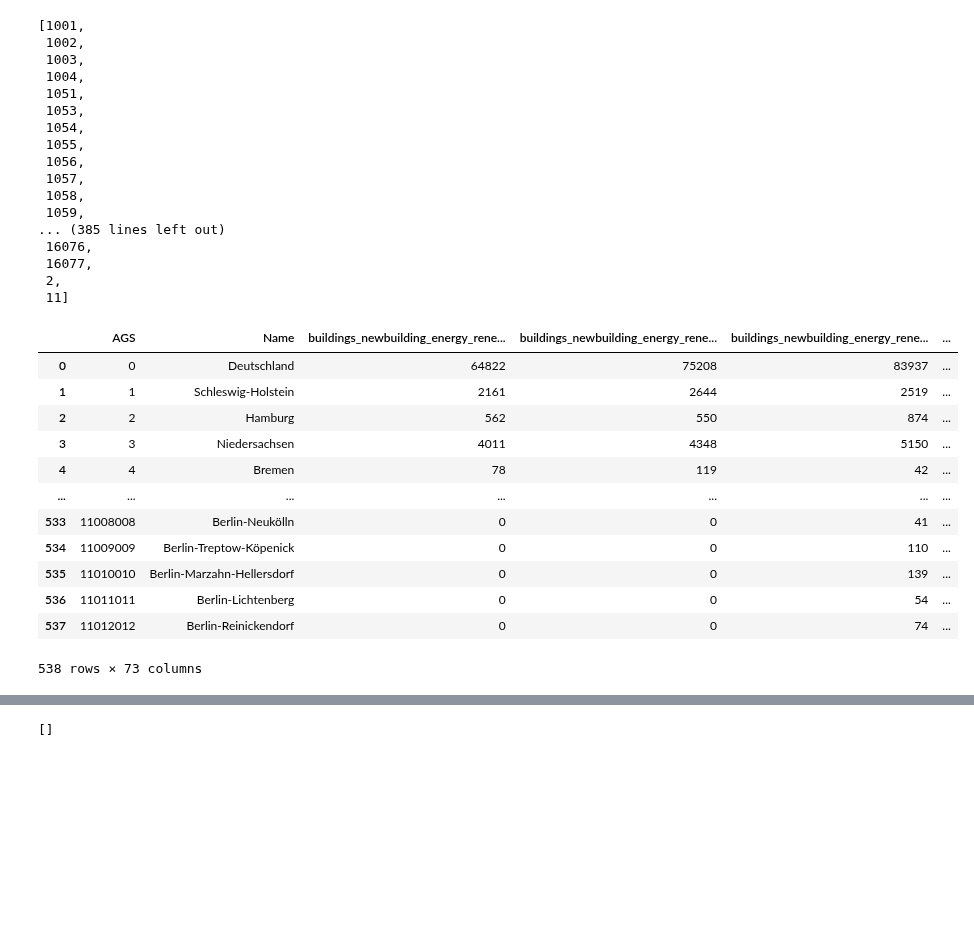
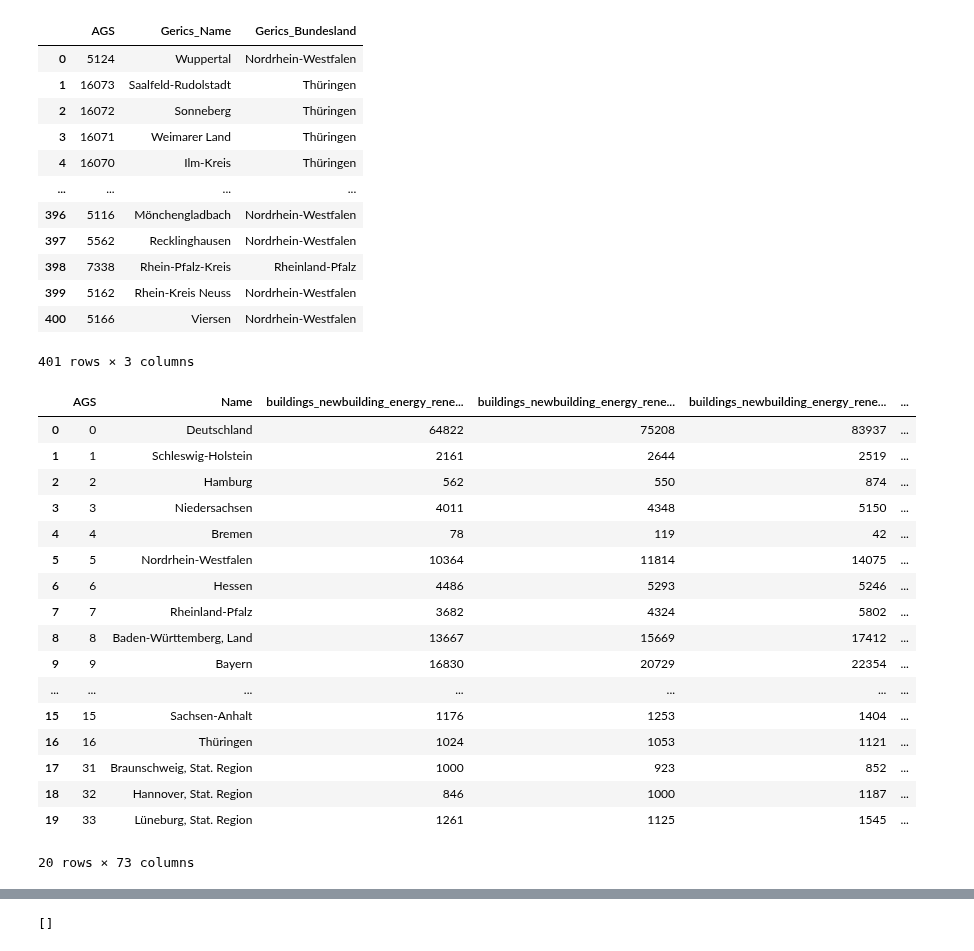
Before and after one commit to uclab-potsdam/klimataz, a Jupyter notebook: data/buildings/final_ranking_landkreis_new_building_renewables.ipynb, the cells around one changed output, grey strips where cells are left out. Drawn from its saved outputs; the diff is of its cells as text; code cells hidden in the pictures; blank space fills up the shorter version.

```diff
--- a/data/buildings/final_ranking_landkreis_new_building_renewables.ipynb
+++ b/data/buildings/final_ranking_landkreis_new_building_renewables.ipynb
@@ -12,51 +12,57 @@ bins=[1,134,268,401]
 names=['oberen Drittel','mittleren Drittel','unteren Drittel']
 # %%
 #load list of current landkreise
-kreise_akt = pd.read_csv("../general_data/kreise_geocoordinates.csv")
+kreise_akt = pd.read_csv("../general_data/gerics_landkreis_names_for_ranking.csv")
+kreise_akt = kreise_akt[['AGS','Gerics_Name','Gerics_Bundesland']].copy()
+kreise_akt.replace(to_replace=2000,value=2,inplace=True)
+kreise_akt.replace(to_replace=11000,value=11,inplace=True)
+
 kreise_liste = kreise_akt['AGS'].to_list()
 
 #correct values for Hamburg and Berlin
-kreise_liste.extend([2,11])
-kreise_liste.remove(2000)
-kreise_liste.remove(11000)
+#kreise_liste.extend([2,11])
+#kreise_liste.remove(2000)
+#kreise_liste.remove(11000)
 
-kreise_liste
+#kreise_liste
+kreise_akt
 # %% [output]
+|  | AGS | Gerics_Name | Gerics_Bundesland |
+| 0 | 5124 | Wuppertal | Nordrhein-Westfalen |
+| 1 | 16073 | Saalfeld-Rudolstadt | Thüringen |
+| 2 | 16072 | Sonneberg | Thüringen |
+| 3 | 16071 | Weimarer Land | Thüringen |
+| 4 | 16070 | Ilm-Kreis | Thüringen |
+| ... | ... | ... | ... |
+| 396 | 5116 | Mönchengladbach | Nordrhein-Westfalen |
+| 397 | 5562 | Recklinghausen | Nordrhein-Westfalen |
+| 398 | 7338 | Rhein-Pfalz-Kreis | Rheinland-Pfalz |
+| 399 | 5162 | Rhein-Kreis Neuss | Nordrhein-Westfalen |
+| 400 | 5166 | Viersen | Nordrhein-Westfalen |
-[1001,
- 1002,
- 1003,
- 1004,
- 1051,
- 1053,
- 1054,
- 1055,
- 1056,
- 1057,
- 1058,
- 1059,
-... (385 lines left out)
- 16076,
- 16077,
- 2,
- 11]
+401 rows × 3 columns
 # %%
 #load dataset from local file
 nbr_kreise = pd.read_csv("data/final_data_landkreis_newbuildings_renewables.csv")
-nbr_kreise
+nbr_kreise.head(20)
 # %% [output]
 |  | AGS | Name | buildings_newbuilding_energy_rene... | buildings_newbuilding_energy_rene... | buildings_newbuilding_energy_rene... | ... |
 | 0 | 0 | Deutschland | 64822 | 75208 | 83937 | ... |
 | 1 | 1 | Schleswig-Holstein | 2161 | 2644 | 2519 | ... |
 | 2 | 2 | Hamburg | 562 | 550 | 874 | ... |
 | 3 | 3 | Niedersachsen | 4011 | 4348 | 5150 | ... |
 | 4 | 4 | Bremen | 78 | 119 | 42 | ... |
+| 5 | 5 | Nordrhein-Westfalen | 10364 | 11814 | 14075 | ... |
+| 6 | 6 | Hessen | 4486 | 5293 | 5246 | ... |
+| 7 | 7 | Rheinland-Pfalz | 3682 | 4324 | 5802 | ... |
+| 8 | 8 | Baden-Württemberg, Land | 13667 | 15669 | 17412 | ... |
+| 9 | 9 | Bayern | 16830 | 20729 | 22354 | ... |
 | ... | ... | ... | ... | ... | ... | ... |
-| 533 | 11008008 | Berlin-Neukölln | 0 | 0 | 41 | ... |
-| 534 | 11009009 | Berlin-Treptow-Köpenick | 0 | 0 | 110 | ... |
-| 535 | 11010010 | Berlin-Marzahn-Hellersdorf | 0 | 0 | 139 | ... |
-| 536 | 11011011 | Berlin-Lichtenberg | 0 | 0 | 54 | ... |
-| 537 | 11012012 | Berlin-Reinickendorf | 0 | 0 | 74 | ... |
+| 15 | 15 | Sachsen-Anhalt | 1176 | 1253 | 1404 | ... |
+| 16 | 16 | Thüringen | 1024 | 1053 | 1121 | ... |
+| 17 | 31 | Braunschweig, Stat. Region | 1000 | 923 | 852 | ... |
+| 18 | 32 | Hannover, Stat. Region | 846 | 1000 | 1187 | ... |
+| 19 | 33 | Lüneburg, Stat. Region | 1261 | 1125 | 1545 | ... |
-538 rows × 73 columns
+20 rows × 73 columns
 # %%
 nbr_filter = nbr_kreise[nbr_kreise['AGS'].isin(kreise_liste)].copy().reset_index(drop=True)
 nbr_filter
```
Also changed, not shown: parts of 12 cells of this notebook, 5 other files.
